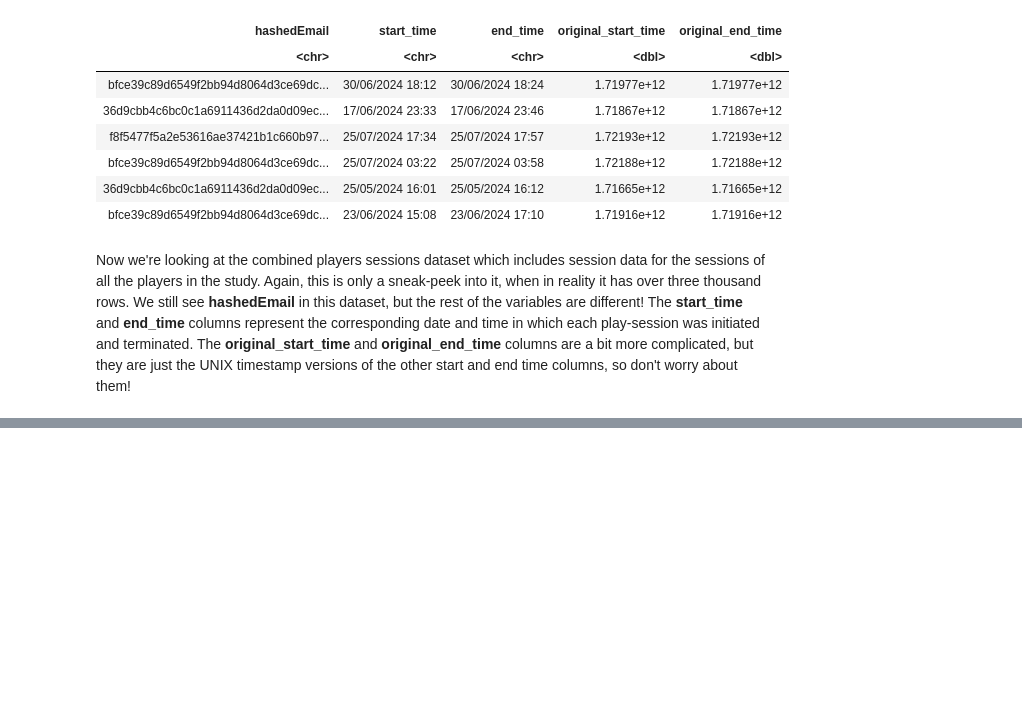
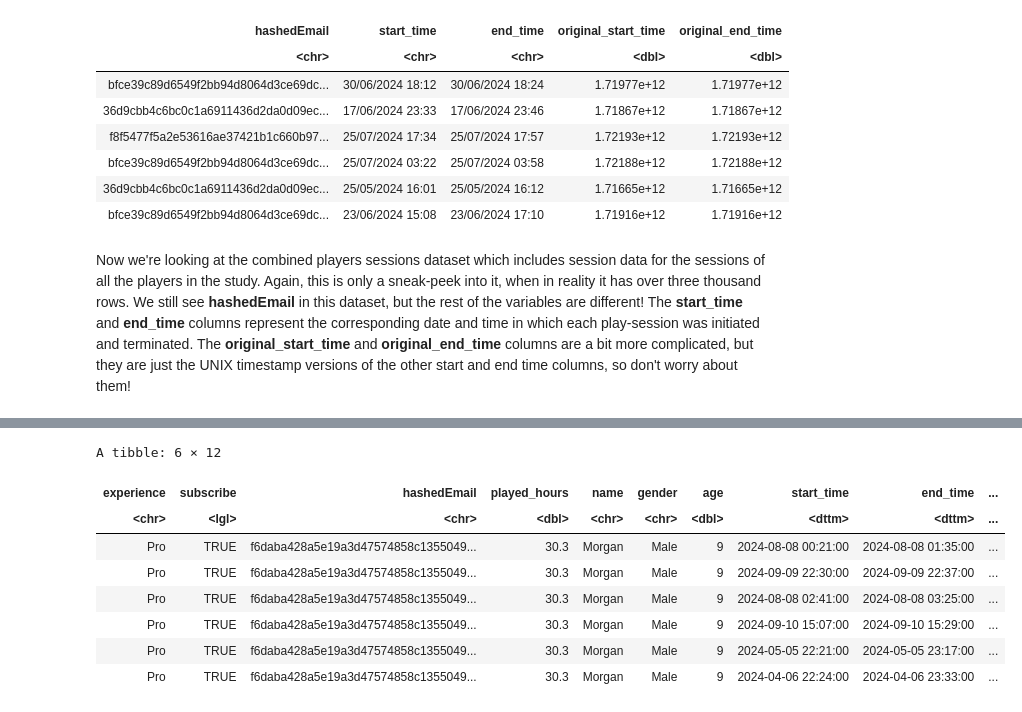
Before and after one commit to derek-m-martin/DSCI100-GroupProject, a Jupyter notebook: project_file.ipynb, the cells around one changed output, grey strips where cells are left out. Drawn from its saved outputs; the diff is of its cells as text; code cells hidden in the pictures; blank space fills up the shorter version.

Commit message:
Completed the wrangling data portion of the project
Removed unnecessary columns, converted the times to dttm format, merged the data, and created a few new data columns that will help in the analysis

```diff
--- a/project_file.ipynb
+++ b/project_file.ipynb
@@ -85,0 +96,3 @@ Now we're looking at the combined players sessions dataset which includes sessio
+# %%
+players <- subset(players, select = -c(individualId, organizationName))
+head(players)
@@ -85,0 +111,3 @@ Now we're looking at the combined players sessions dataset which includes sessio
+# %%
+sessions <- subset(sessions, select = -c(original_start_time, original_end_time))
+head(sessions)
@@ -85,0 +126,5 @@ Now we're looking at the combined players sessions dataset which includes sessio
+# %%
+sessions <- mutate(sessions, start_time = as.POSIXct(start_time, format="%d/%m/%Y %H:%M", tz="PST"),
+         end_time = as.POSIXct(end_time, format="%d/%m/%Y %H:%M", tz="PST"))
+
+head(sessions)
@@ -85,0 +143,4 @@ Now we're looking at the combined players sessions dataset which includes sessio
+# %%
+sessions <- mutate(sessions, session_duration = as.numeric(difftime(end_time, start_time, units = "mins")))
+
+head(sessions)
@@ -85,0 +159,20 @@ Now we're looking at the combined players sessions dataset which includes sessio
+# %%
+player_session_combined <- players |> inner_join(sessions, by = "hashedEmail")
+
+player_session_finalized <- player_session_combined |>
+  group_by(hashedEmail) |>
+  mutate(first_session_duration = first(session_duration),
+         future_sessions_count = n() - 1) |>
+  ungroup()
+
+head(player_session_finalized)
+# %% [output]
+A tibble: 6 × 12
+| experience | subscribe | hashedEmail | played_hours | name | gender | age | start_time | end_time | ... |
+| <chr> | <lgl> | <chr> | <dbl> | <chr> | <chr> | <dbl> | <dttm> | <dttm> | ... |
+| Pro | TRUE | f6daba428a5e19a3d47574858c1355049... | 30.3 | Morgan | Male | 9 | 2024-08-08 00:21:00 | 2024-08-08 01:35:00 | ... |
+| Pro | TRUE | f6daba428a5e19a3d47574858c1355049... | 30.3 | Morgan | Male | 9 | 2024-09-09 22:30:00 | 2024-09-09 22:37:00 | ... |
+| Pro | TRUE | f6daba428a5e19a3d47574858c1355049... | 30.3 | Morgan | Male | 9 | 2024-08-08 02:41:00 | 2024-08-08 03:25:00 | ... |
+| Pro | TRUE | f6daba428a5e19a3d47574858c1355049... | 30.3 | Morgan | Male | 9 | 2024-09-10 15:07:00 | 2024-09-10 15:29:00 | ... |
+| Pro | TRUE | f6daba428a5e19a3d47574858c1355049... | 30.3 | Morgan | Male | 9 | 2024-05-05 22:21:00 | 2024-05-05 23:17:00 | ... |
+| Pro | TRUE | f6daba428a5e19a3d47574858c1355049... | 30.3 | Morgan | Male | 9 | 2024-04-06 22:24:00 | 2024-04-06 23:33:00 | ... |
```
Also changed, not shown: parts of 13 cells of this notebook.
